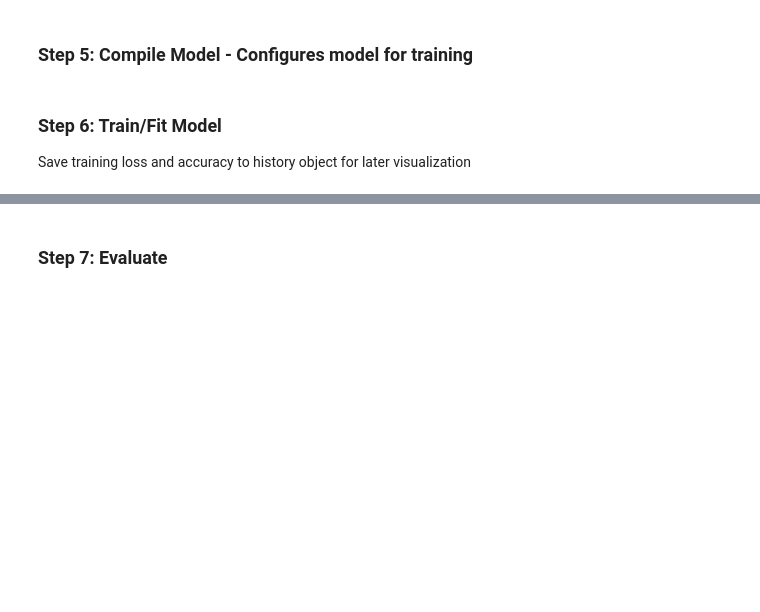
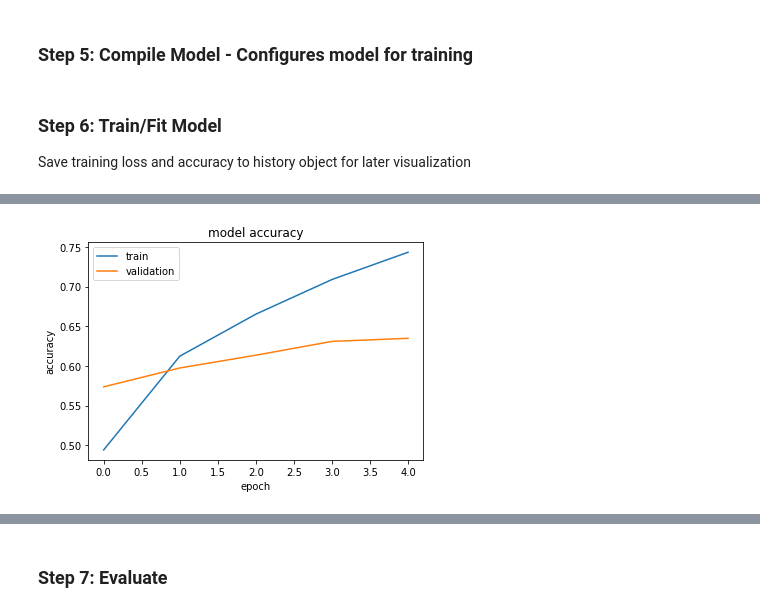
Before and after one commit to praveenraghuvanshi1512/Learning, a Jupyter notebook: Technical/AIML/DeepLearningIndia/Assignment_2/DeepLearningIndia_Assignment_2.ipynb, the cells around one changed output, grey strips where cells are left out. Cells and saved outputs as stored; diff of their text form; code cells hidden in the pictures; blank space fills up the shorter version.

```diff
--- a/Technical/AIML/DeepLearningIndia/Assignment_2/DeepLearningIndia_Assignment_2.ipynb
+++ b/Technical/AIML/DeepLearningIndia/Assignment_2/DeepLearningIndia_Assignment_2.ipynb
@@ -100,8 +136,8 @@ from keras.utils import np_utils
 import numpy as np
 
 # Transform images from (32, 32, 3) to 3072-dimensional vector(32*32*3)
-X_train = np.reshape(X_train,(50000,3072))
-X_test = np.reshape(X_test,(10000,3072))
+# X_train = np.reshape(X_train,(50000,3072))
+# X_test = np.reshape(X_test,(10000,3072))
 
 # Converting unsigned integers to 32-bit float precision
 # so that it can be better utilized during normalization such as diving by mac pixel value of 255
@@ -169,14 +229,7 @@ model.summary()
 # %%
 # STEP 5: Compile Model : Configures model for training
 
-model.compile(loss='categorical_crossentropy', optimizer='adam', metrics=['accuracy'])
+model.compile(loss='categorical_crossentropy', optimizer='Adam', metrics=['accuracy'])
 # %% [markdown]
 ### Step 6: Train/Fit Model
 Save training loss and accuracy to history object for later visualization
-# %%
-# STEP 6: Train/Fit Model
-
-history = model.fit(X_train, y_train,
-              batch_size=32,
-              epochs=10,
-              validation_data=(X_test, y_test))
@@ -184,0 +236,19 @@ history = model.fit(X_train, y_train,
+# %%
+# STEP 6: Train/Fit Model
+
+from datetime import datetime
+
+# Define the Keras TensorBoard callback.
+# logdir="logs/fit/" + datetime.now().strftime("%Y%m%d-%H%M%S")
+logdir = os.path.join(
+    "logs",
+    "fit",
+    datetime.now().strftime("%Y%m%d-%H%M%S"),
+)
+tensorboard_callback = tf.keras.callbacks.TensorBoard(log_dir=logdir)
+
+history = model.fit(X_train, y_train,
+              batch_size=32,
+              epochs=5,
+              validation_data=(X_test, y_test),
+              callbacks=[tensorboard_callback])
@@ -185,3 +278,8 @@ history = model.fit(X_train, y_train,
+# %%
+# Plot Accuracy
+plotAccuracy(history)
+# %% [output]
+[figure, added]
 # %%
 # Plot losses
 plotLosses(history)
```
Also changed, not shown: parts of 23 cells of this notebook.
